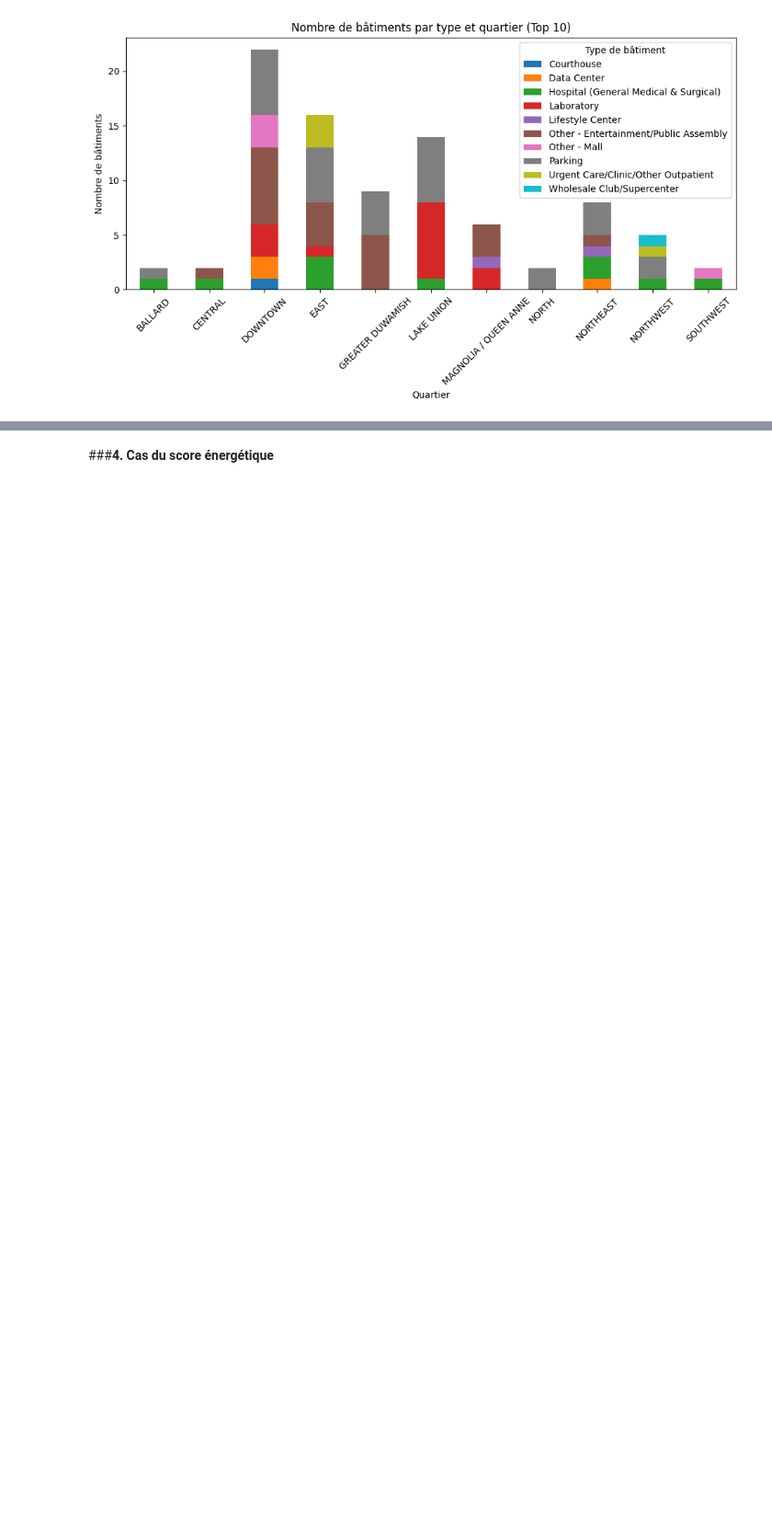
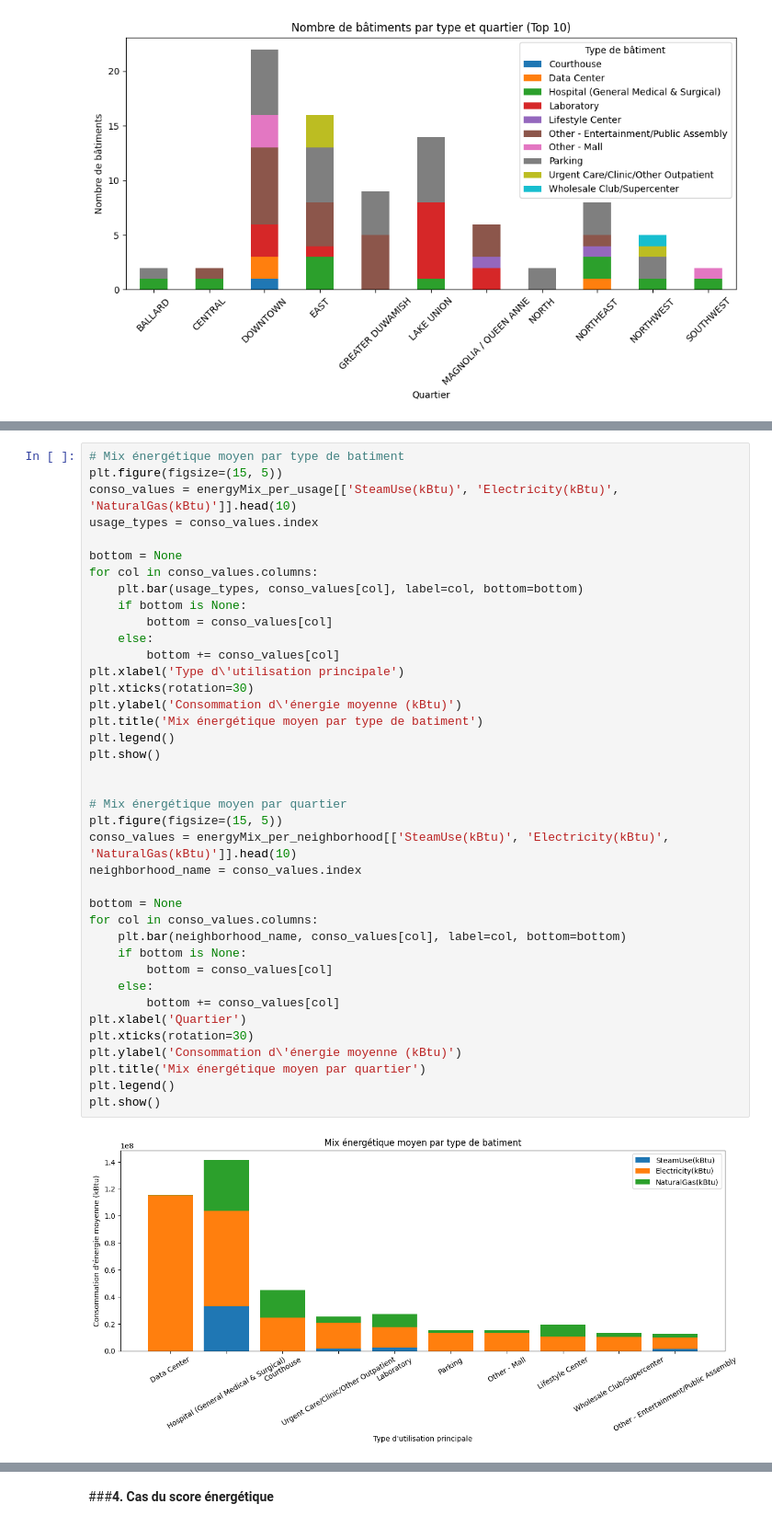
Before and after one commit to helenatong/oc_p3_Anticipez_les_besoins_en_consommation_de_batiments, a Jupyter notebook: cleaning.ipynb, the cells around one changed output, grey strips where cells are left out. Shown at 92% size. Cells and saved outputs as stored; diff of their text form; blank space fills up the shorter version.

```diff
--- a/cleaning.ipynb
+++ b/cleaning.ipynb
@@ -889,0 +873,41 @@ plt.show()
+# %%
+# Mix énergétique moyen par type de batiment
+plt.figure(figsize=(15, 5))
+conso_values = energyMix_per_usage[['SteamUse(kBtu)', 'Electricity(kBtu)', 'NaturalGas(kBtu)']].head(10)
+usage_types = conso_values.index
+
+bottom = None
+for col in conso_values.columns:
+    plt.bar(usage_types, conso_values[col], label=col, bottom=bottom)
+    if bottom is None:
+        bottom = conso_values[col]
+    else:
+        bottom += conso_values[col]
+plt.xlabel('Type d\'utilisation principale')
+plt.xticks(rotation=30)
+plt.ylabel('Consommation d\'énergie moyenne (kBtu)')
+plt.title('Mix énergétique moyen par type de batiment')
+plt.legend()
+plt.show()
+
+
+# Mix énergétique moyen par quartier
+plt.figure(figsize=(15, 5))
+conso_values = energyMix_per_neighborhood[['SteamUse(kBtu)', 'Electricity(kBtu)', 'NaturalGas(kBtu)']].head(10)
+neighborhood_name = conso_values.index
+
+bottom = None
+for col in conso_values.columns:
+    plt.bar(neighborhood_name, conso_values[col], label=col, bottom=bottom)
+    if bottom is None:
+        bottom = conso_values[col]
+    else:
+        bottom += conso_values[col]
+plt.xlabel('Quartier')
+plt.xticks(rotation=30)
+plt.ylabel('Consommation d\'énergie moyenne (kBtu)')
+plt.title('Mix énergétique moyen par quartier')
+plt.legend()
+plt.show()
+# %% [output]
+[figure, added]
```
Also changed, not shown: parts of 28 cells of this notebook.
